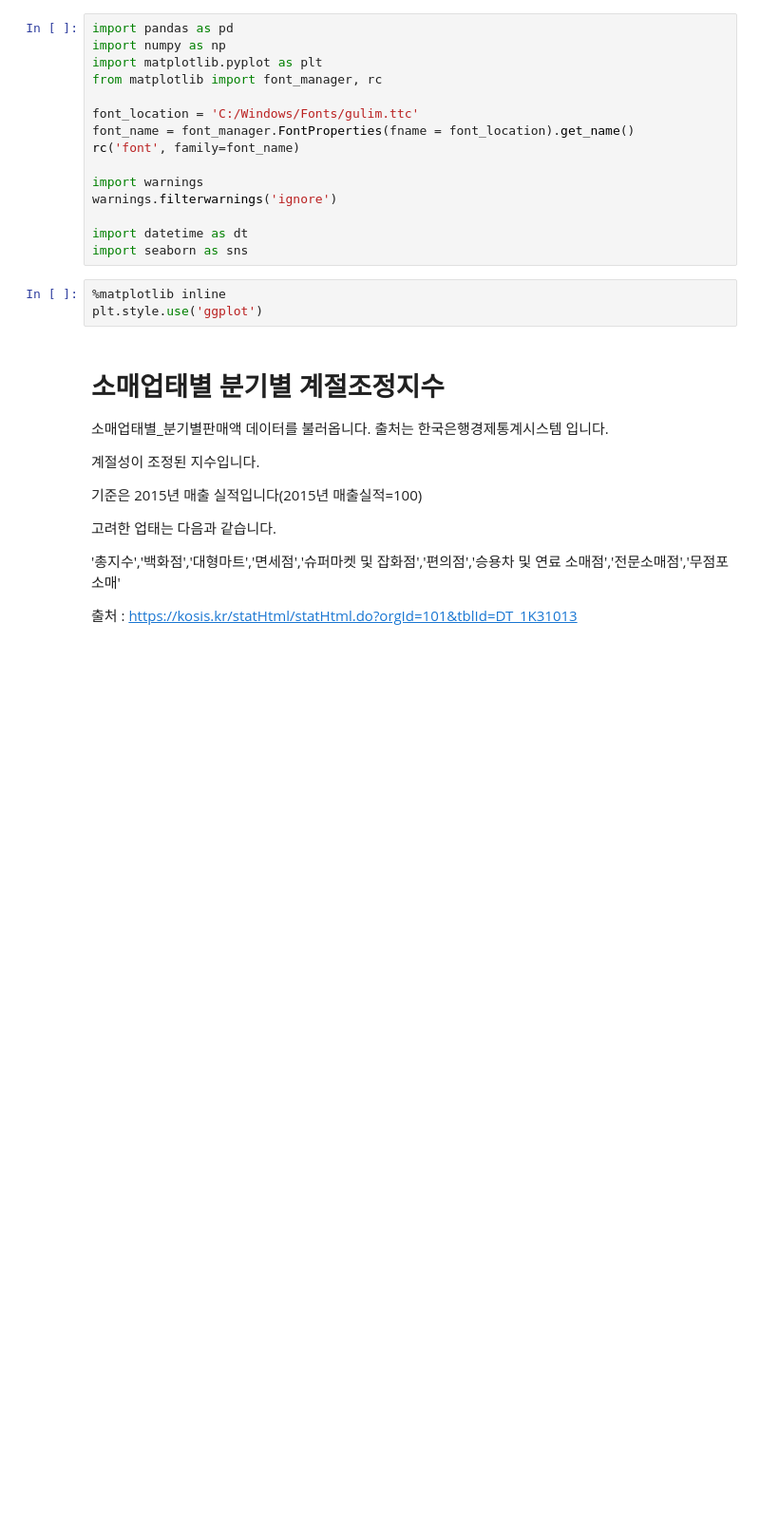
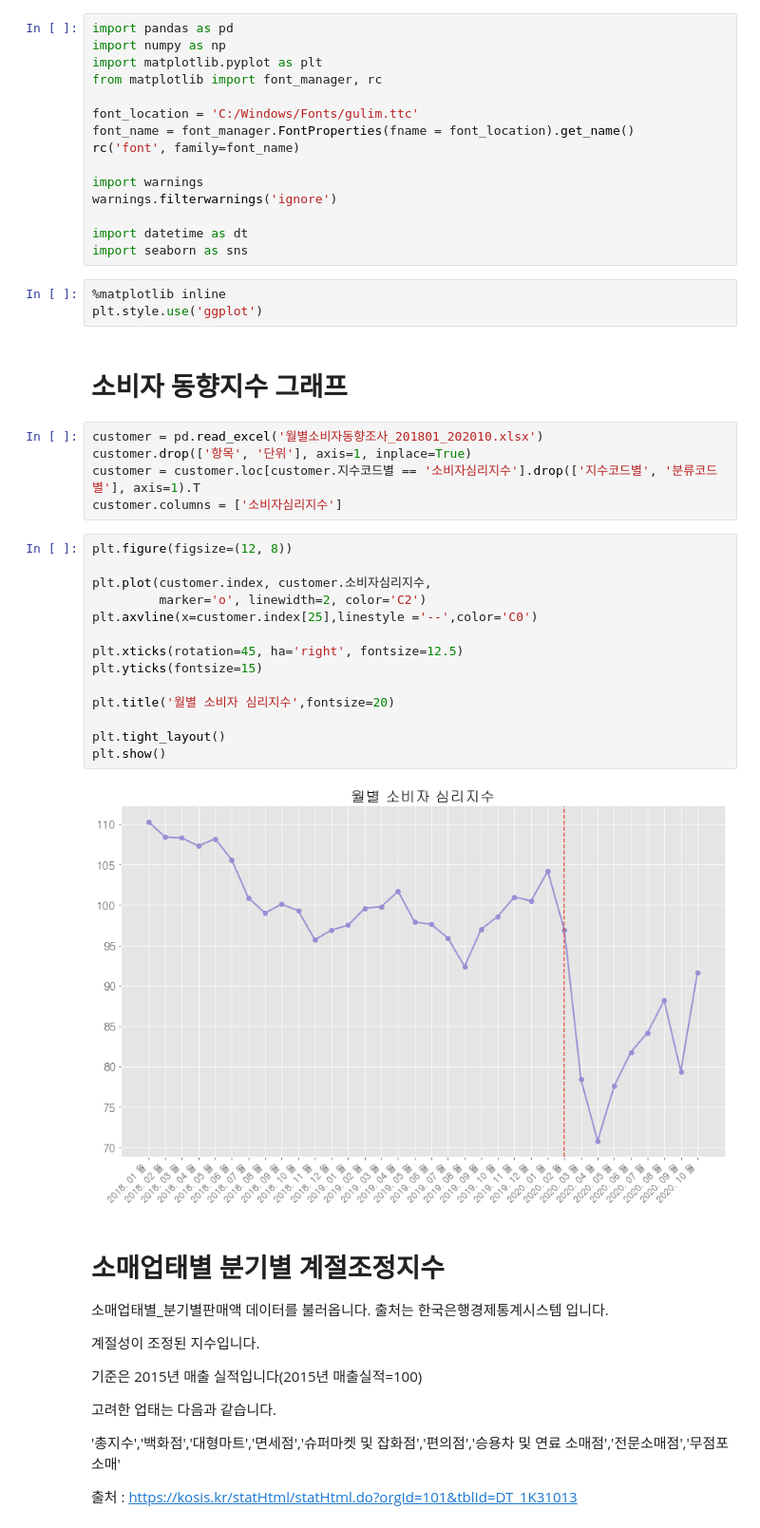
Before and after one commit to BaeHyungjun/TeamFPB, a Jupyter notebook: 제출용/4. 매점 스타일별.ipynb, the cells around one changed output. Shown at 95% size. Drawn from its saved outputs; the diff is of its cells as text; blank space fills up the shorter version.

Commit message:
소비자 심리지수 그래프 맨 앞에 추가

```diff
--- a/제출용/4. 매점 스타일별.ipynb
+++ b/제출용/4. 매점 스타일별.ipynb
@@ -16,6 +16,29 @@ import seaborn as sns
 # %%
 %matplotlib inline
 plt.style.use('ggplot')
+# %% [markdown]
+# 소비자 동향지수 그래프
+# %%
+customer = pd.read_excel('월별소비자동향조사_201801_202010.xlsx')
+customer.drop(['항목', '단위'], axis=1, inplace=True)
+customer = customer.loc[customer.지수코드별 == '소비자심리지수'].drop(['지수코드별', '분류코드별'], axis=1).T
+customer.columns = ['소비자심리지수']
+# %%
+plt.figure(figsize=(12, 8))
+
+plt.plot(customer.index, customer.소비자심리지수,
+         marker='o', linewidth=2, color='C2')
+plt.axvline(x=customer.index[25],linestyle ='--',color='C0')
+
+plt.xticks(rotation=45, ha='right', fontsize=12.5)
+plt.yticks(fontsize=15)
+
+plt.title('월별 소비자 심리지수',fontsize=20)
+
+plt.tight_layout()
+plt.show()
+# %% [output]
+[figure, added]
 # %% [markdown]
 # 소매업태별 분기별 계절조정지수
 
```
